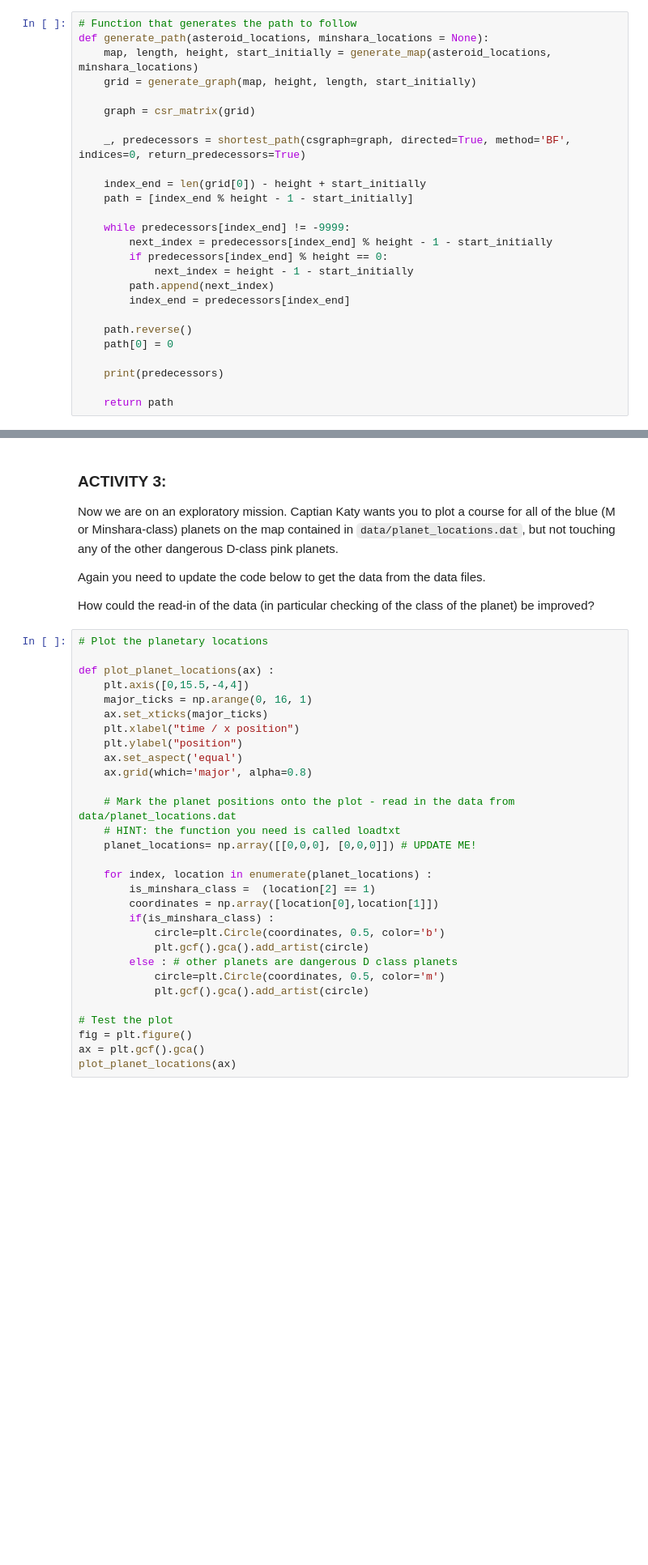
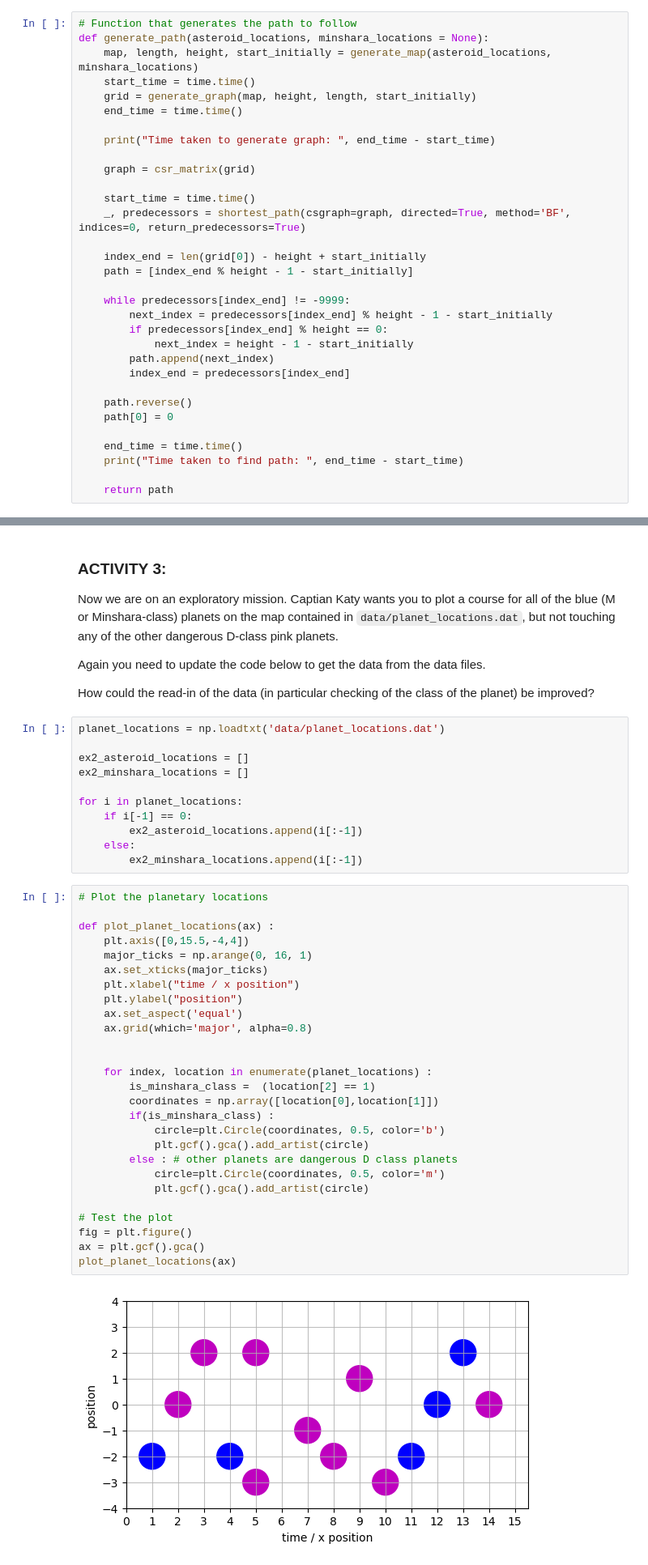
Before and after one commit to Vileh/Topics-In-Sci-Comp, a Jupyter notebook: Notebooks/Week2_LabExercises.ipynb, the cells around one changed output, grey strips where cells are left out. Shown: that part at 81% size. Cells and saved outputs as stored; diff of their text form; blank space fills up the shorter version.

```diff
--- a/Notebooks/Week2_LabExercises.ipynb
+++ b/Notebooks/Week2_LabExercises.ipynb
@@ -128,10 +130,15 @@ def generate_graph(map, height, length, start):
 # Function that generates the path to follow
 def generate_path(asteroid_locations, minshara_locations = None):
     map, length, height, start_initially = generate_map(asteroid_locations, minshara_locations)
+    start_time = time.time()
     grid = generate_graph(map, height, length, start_initially)
+    end_time = time.time()
+
+    print("Time taken to generate graph: ", end_time - start_time)
 
     graph = csr_matrix(grid)
 
+    start_time = time.time()
     _, predecessors = shortest_path(csgraph=graph, directed=True, method='BF', indices=0, return_predecessors=True)
 
     index_end = len(grid[0]) - height + start_initially
@@ -147,6 +154,7 @@ def generate_path(asteroid_locations, minshara_locations = None):
     path.reverse()
     path[0] = 0
 
-    print(predecessors)
+    end_time = time.time()
+    print("Time taken to find path: ", end_time - start_time)
 
     return path
@@ -272,36 +315,46 @@ Now we are on an exploratory mission. Captian Katy wants you to plot a course fo
 Again you need to update the code below to get the data from the data files.
 
 How could the read-in of the data (in particular checking of the class of the planet) be improved?
+# %%
+planet_locations = np.loadtxt('data/planet_locations.dat')
+
+ex2_asteroid_locations = []
+ex2_minshara_locations = []
+
+for i in planet_locations:
+    if i[-1] == 0:
+        ex2_asteroid_locations.append(i[:-1])
+    else:
+        ex2_minshara_locations.append(i[:-1])
 # %%
 # Plot the planetary locations
 
 def plot_planet_locations(ax) :
     plt.axis([0,15.5,-4,4])
     major_ticks = np.arange(0, 16, 1)
     ax.set_xticks(major_ticks)
     plt.xlabel("time / x position")
     plt.ylabel("position")
     ax.set_aspect('equal')
     ax.grid(which='major', alpha=0.8)
 
-    # Mark the planet positions onto the plot - read in the data from data/planet_locations.dat
-    # HINT: the function you need is called loadtxt
-    planet_locations= np.array([[0,0,0], [0,0,0]]) # UPDATE ME!
 
     for index, location in enumerate(planet_locations) :
         is_minshara_class =  (location[2] == 1)
         coordinates = np.array([location[0],location[1]])
         if(is_minshara_class) :
             circle=plt.Circle(coordinates, 0.5, color='b')
             plt.gcf().gca().add_artist(circle)
         else : # other planets are dangerous D class planets
             circle=plt.Circle(coordinates, 0.5, color='m')
             plt.gcf().gca().add_artist(circle)
 
 # Test the plot
 fig = plt.figure()
 ax = plt.gcf().gca()
 plot_planet_locations(ax)
+# %% [output]
+[figure, added]
 # %% [markdown]
 ### ACTIVITY 4:
 
```
Also changed, not shown: parts of 15 cells of this notebook.
